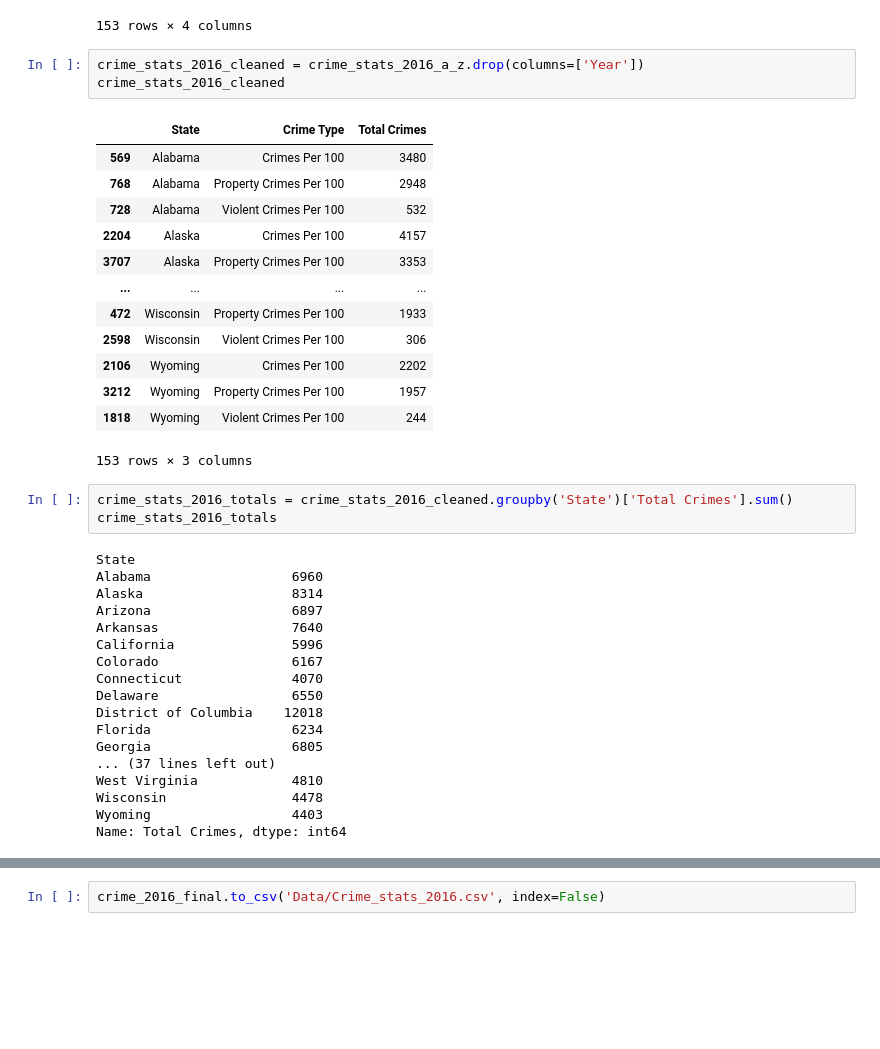
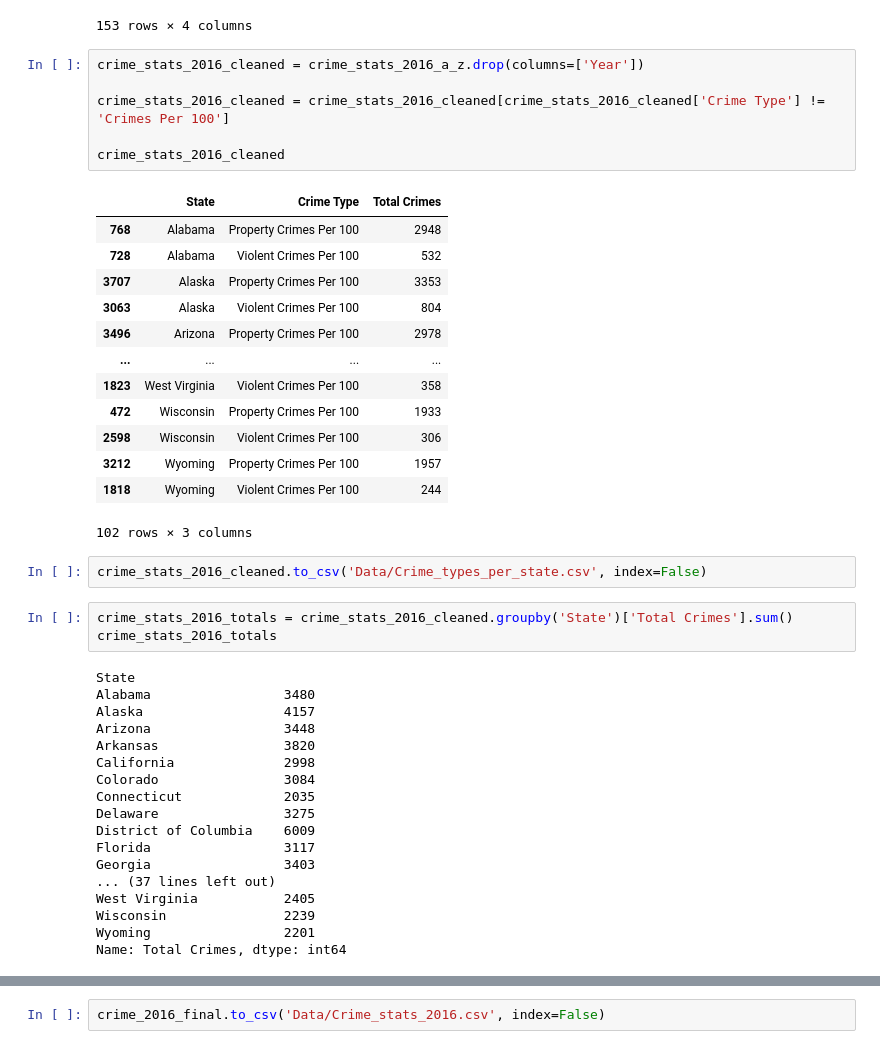
Before and after one commit to swiresjr/Project-3-Team-7-Retirement, a Jupyter notebook: Crime.ipynb, the cells around one changed output, grey strips where cells are left out. Cells and saved outputs as stored; diff of their text form; blank space fills up the shorter version.

```diff
--- a/Crime.ipynb
+++ b/Crime.ipynb
@@ -81,41 +81,46 @@ crime_stats_2016_a_z
 153 rows × 4 columns
 # %%
 crime_stats_2016_cleaned = crime_stats_2016_a_z.drop(columns=['Year'])
+
+crime_stats_2016_cleaned = crime_stats_2016_cleaned[crime_stats_2016_cleaned['Crime Type'] != 'Crimes Per 100']
+
 crime_stats_2016_cleaned
 # %% [output]
 |  | State | Crime Type | Total Crimes |
-| 569 | Alabama | Crimes Per 100 | 3480 |
 | 768 | Alabama | Property Crimes Per 100 | 2948 |
 | 728 | Alabama | Violent Crimes Per 100 | 532 |
-| 2204 | Alaska | Crimes Per 100 | 4157 |
 | 3707 | Alaska | Property Crimes Per 100 | 3353 |
+| 3063 | Alaska | Violent Crimes Per 100 | 804 |
+| 3496 | Arizona | Property Crimes Per 100 | 2978 |
 | ... | ... | ... | ... |
+| 1823 | West Virginia | Violent Crimes Per 100 | 358 |
 | 472 | Wisconsin | Property Crimes Per 100 | 1933 |
 | 2598 | Wisconsin | Violent Crimes Per 100 | 306 |
-| 2106 | Wyoming | Crimes Per 100 | 2202 |
 | 3212 | Wyoming | Property Crimes Per 100 | 1957 |
 | 1818 | Wyoming | Violent Crimes Per 100 | 244 |
-153 rows × 3 columns
+102 rows × 3 columns
+# %%
+crime_stats_2016_cleaned.to_csv('Data/Crime_types_per_state.csv', index=False)
 # %%
 crime_stats_2016_totals = crime_stats_2016_cleaned.groupby('State')['Total Crimes'].sum()
 crime_stats_2016_totals
 # %% [output]
 State
-Alabama                  6960
-Alaska                   8314
-Arizona                  6897
-Arkansas                 7640
-California               5996
-Colorado                 6167
-Connecticut              4070
-Delaware                 6550
-District of Columbia    12018
-Florida                  6234
-Georgia                  6805
+Alabama                 3480
+Alaska                  4157
+Arizona                 3448
+Arkansas                3820
+California              2998
+Colorado                3084
+Connecticut             2035
+Delaware                3275
+District of Columbia    6009
+Florida                 3117
+Georgia                 3403
 ... (37 lines left out)
-West Virginia            4810
-Wisconsin                4478
-Wyoming                  4403
+West Virginia           2405
+Wisconsin               2239
+Wyoming                 2201
 Name: Total Crimes, dtype: int64
 # %%
 crime_2016_totals_df = crime_stats_2016_totals.to_frame()
```
Also changed, not shown: parts of 4 cells of this notebook, 2 other files.
